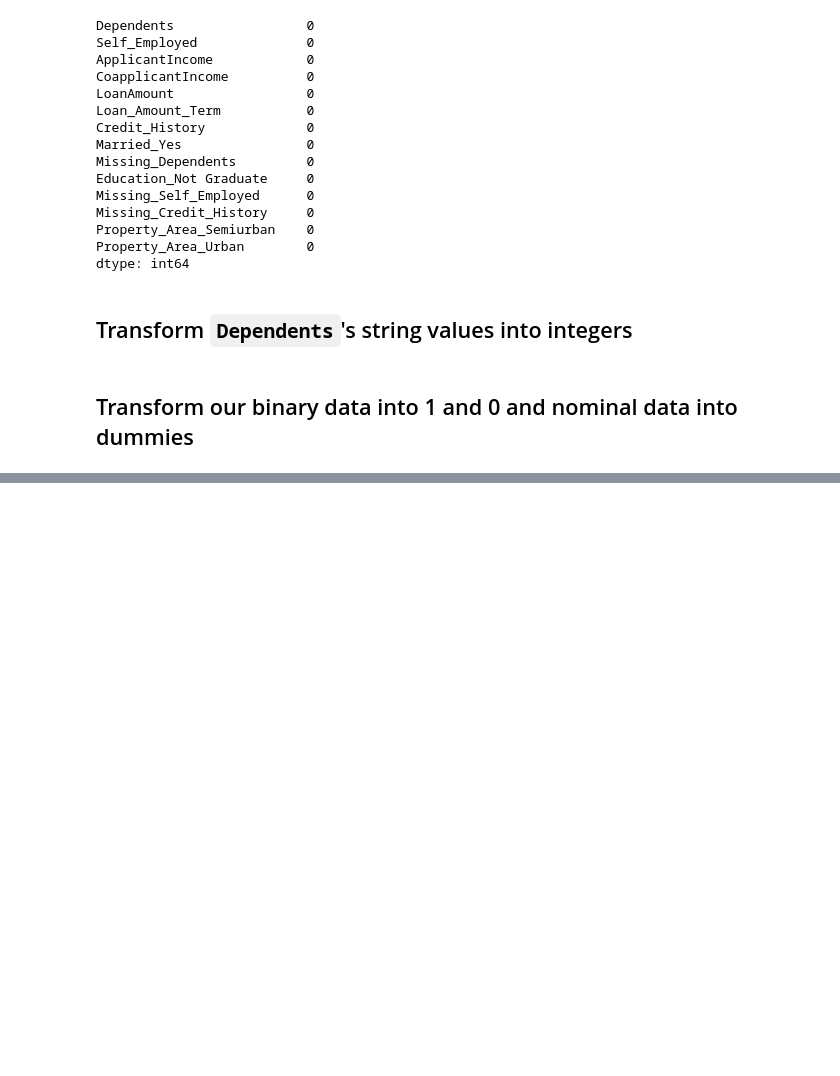
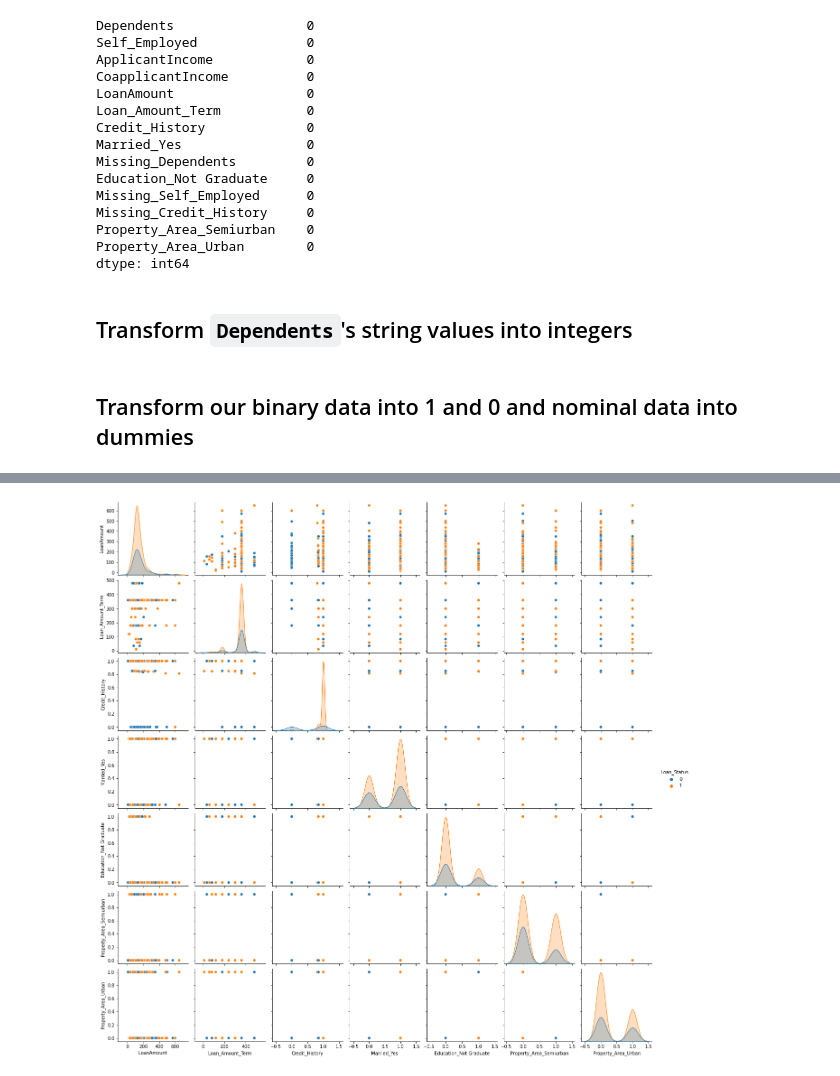
Before and after one commit to eirihoyh/TIN200_jun2021, a Jupyter notebook: first_look_on_data.ipynb, the cells around one changed output, grey strips where cells are left out. Saved outputs shown, nothing was run; the diff lists cells and outputs as text; code cells hidden in the pictures; blank space fills up the shorter version.

```diff
--- a/first_look_on_data.ipynb
+++ b/first_look_on_data.ipynb
@@ -392,0 +517,6 @@ dtype: int64
+# %%
+sns.pairplot(X.iloc[:, 5:], hue="Loan_Status")
+plt.savefig("img/pairplot_feat_5_and_beyond")
+plt.show()
+# %% [output]
+[figure, added]
```
Also changed, not shown: parts of 6 cells of this notebook, 6 other files.
